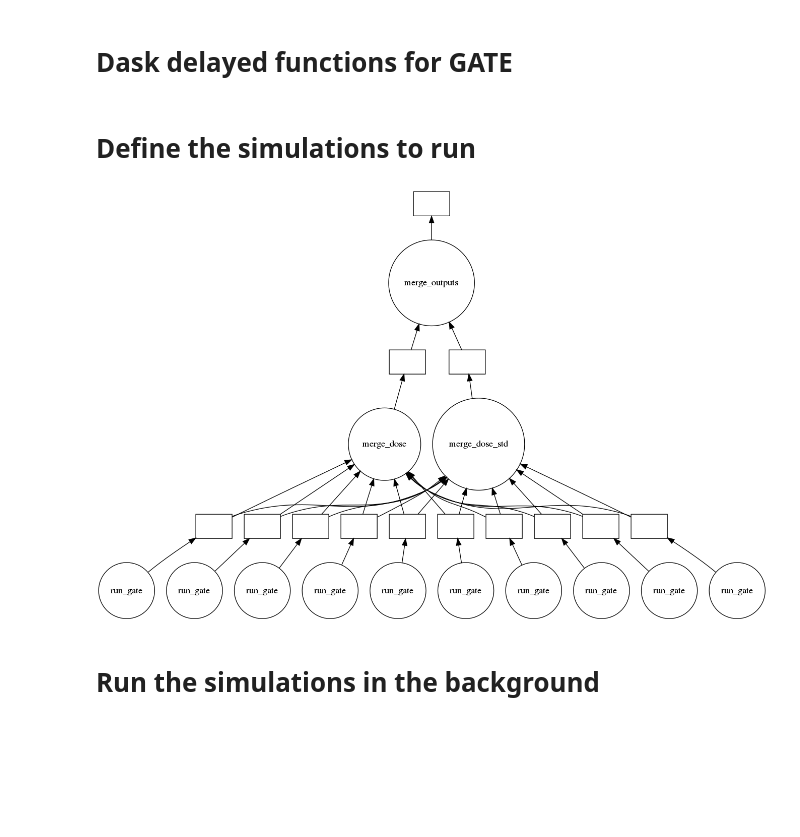
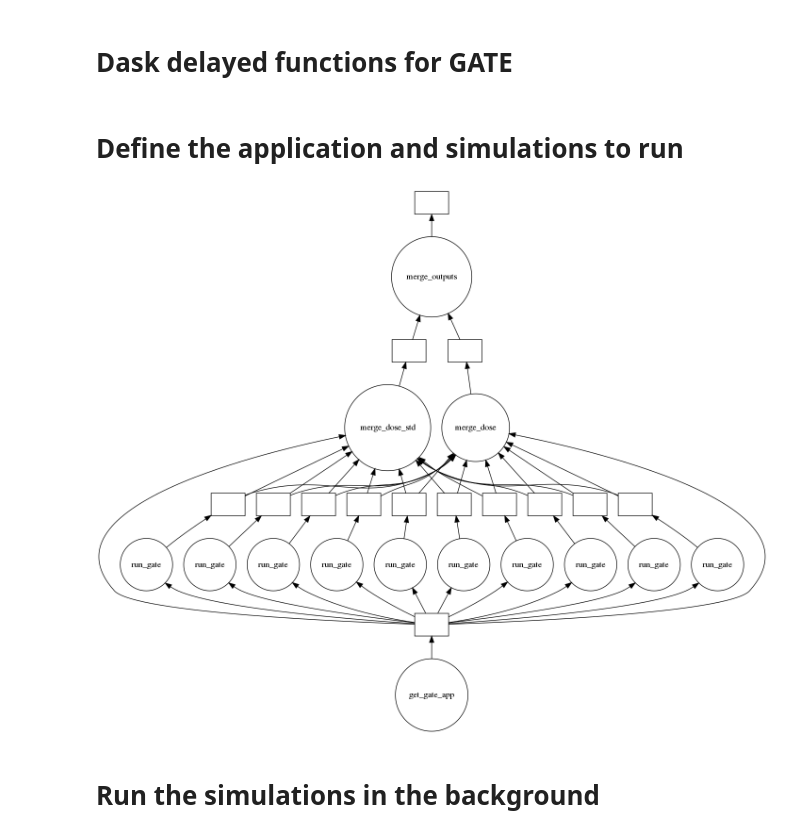
Before and after one commit to MCvin/Python_Dask, a Jupyter notebook: dask_gate.ipynb, the cells around one changed output. Drawn from its saved outputs; the diff is of its cells as text; code cells hidden in the pictures; blank space fills up the shorter version.

```diff
--- a/dask_gate.ipynb
+++ b/dask_gate.ipynb
@@ -81,30 +101,33 @@ def merge_dose_std(gate_work, jobs, primaries_n):
 def merge_outputs(dose, dose_std):
     return 1
 # %% [markdown]
-# Define the simulations to run
+# Define the application and simulations to run
 # %%
-# folder of the application on the server
-gate_work = '/home/maxime/dask/ICRP110_dosi/'
+# simulation parameters
+gate_work = '/home/maxime/dask/gate_work/'
+model = 'AF'
+params = {'source_id': 95, 'particle': 'gamma', 'energy': 1, 'primaries_n': 1e2}
+# params = {'source_id'=95, 'primaries_n'=1e6}
+jobs_n = 10
 
-# simulation parameters
-organ_id = 95
-primaries_n = 1e3
-jobs_n = 10
+# download the Gate application via git clone and define the gate_work directory
+gate_work = get_gate_app('https://github.com/MCvin/Gate_ICRP110_dosi.git', gate_work)
 
 # simulation jobs
 jobs = []
 for job_id in range(jobs_n):
-    job = run_gate(gate_work, organ_id, primaries_n, job_id)
+    job = run_gate(gate_work, model, params, job_id)
     jobs.append(job)
+
 # merge jobs outputs
-dose = merge_dose(gate_work, jobs)
-dose_std = merge_dose_std(gate_work, jobs, primaries_n)
+dose = merge_dose(gate_work, model, jobs)
+dose_std = merge_dose_std(gate_work, model, jobs, params['primaries_n'])
 simu = merge_outputs(dose, dose_std)
 
 # show dask simulation graph
 simu.visualize()
 # %% [output]
-[figure, old version]
+[figure, new version]
 # %% [markdown]
 # Run the simulations in the background
 # %%
```
Also changed, not shown: parts of 2 cells of this notebook, 2 other files.
